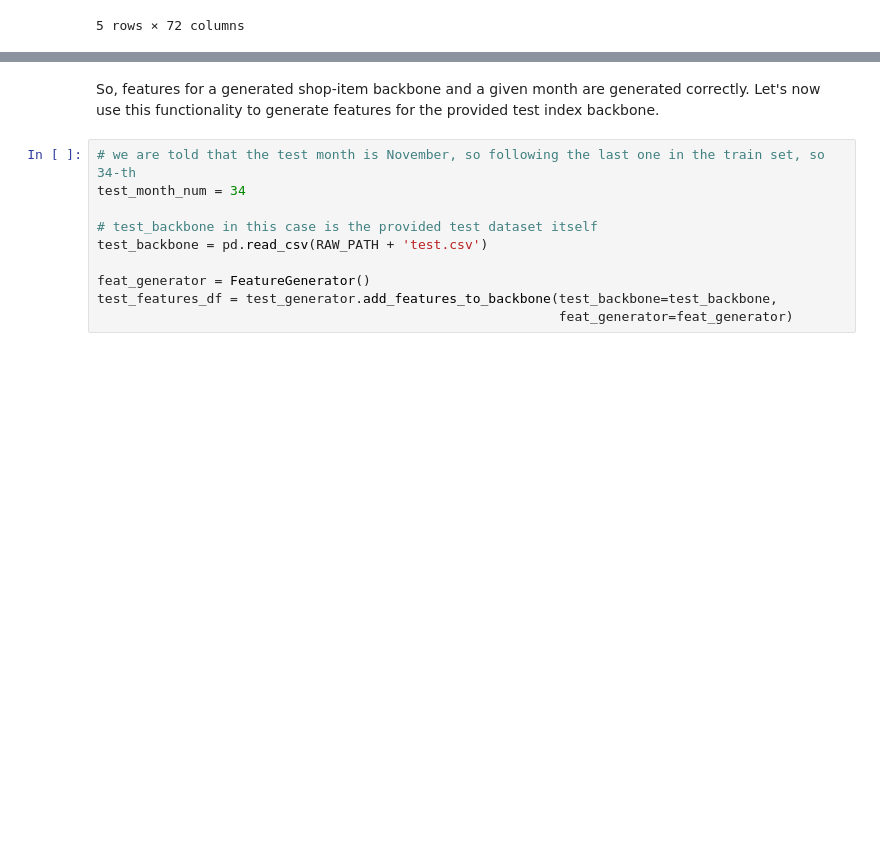
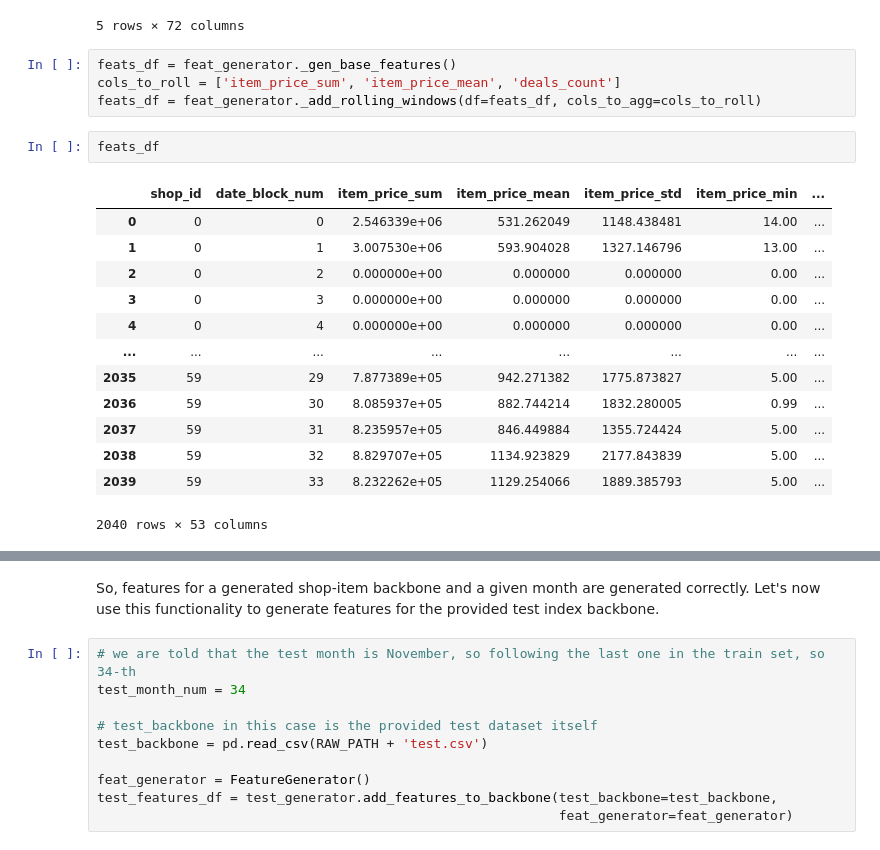
Before and after one commit to igor-cheb/retail_sales_prediction, a Jupyter notebook: ETL.ipynb, the cells around one changed output, grey strips where cells are left out. Drawn from its saved outputs; the diff is of its cells as text; blank space fills up the shorter version.

```diff
--- a/ETL.ipynb
+++ b/ETL.ipynb
@@ -110,3 +110,23 @@ test_features_df.head()
 | 3 | 0 | 3 | 10 | 0.0 | 0.0 | 0.0 | 0.0 | ... |
 | 4 | 0 | 4 | 10 | 0.0 | 0.0 | 0.0 | 0.0 | ... |
 5 rows × 72 columns
+# %%
+feats_df = feat_generator._gen_base_features()
+cols_to_roll = ['item_price_sum', 'item_price_mean', 'deals_count']
+feats_df = feat_generator._add_rolling_windows(df=feats_df, cols_to_agg=cols_to_roll)
+# %%
+feats_df
+# %% [output]
+|  | shop_id | date_block_num | item_price_sum | item_price_mean | item_price_std | item_price_min | ... |
+| 0 | 0 | 0 | 2.546339e+06 | 531.262049 | 1148.438481 | 14.00 | ... |
+| 1 | 0 | 1 | 3.007530e+06 | 593.904028 | 1327.146796 | 13.00 | ... |
+| 2 | 0 | 2 | 0.000000e+00 | 0.000000 | 0.000000 | 0.00 | ... |
+| 3 | 0 | 3 | 0.000000e+00 | 0.000000 | 0.000000 | 0.00 | ... |
+| 4 | 0 | 4 | 0.000000e+00 | 0.000000 | 0.000000 | 0.00 | ... |
+| ... | ... | ... | ... | ... | ... | ... | ... |
+| 2035 | 59 | 29 | 7.877389e+05 | 942.271382 | 1775.873827 | 5.00 | ... |
+| 2036 | 59 | 30 | 8.085937e+05 | 882.744214 | 1832.280005 | 0.99 | ... |
+| 2037 | 59 | 31 | 8.235957e+05 | 846.449884 | 1355.724424 | 5.00 | ... |
+| 2038 | 59 | 32 | 8.829707e+05 | 1134.923829 | 2177.843839 | 5.00 | ... |
+| 2039 | 59 | 33 | 8.232262e+05 | 1129.254066 | 1889.385793 | 5.00 | ... |
+2040 rows × 53 columns
```
Also changed, not shown: parts of 2 cells of this notebook, 1 other file.
